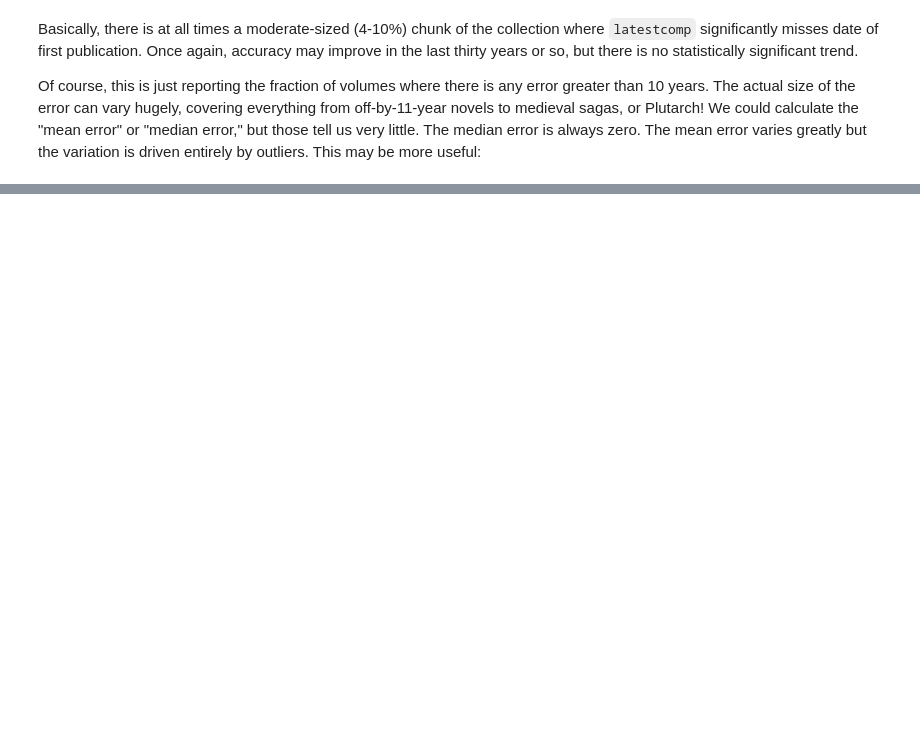
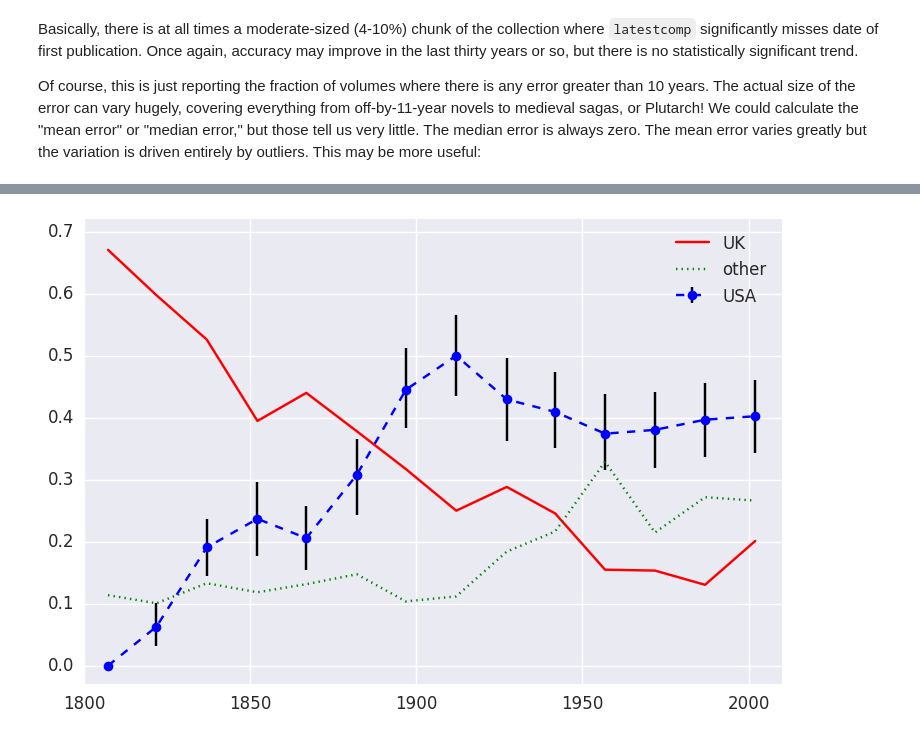
Before and after one commit to tedunderwood/noveltmmeta, a Jupyter notebook: manuallists/EDA_on_manual_title_subset.ipynb, the cells around one changed output, grey strips where cells are left out. Saved outputs shown, nothing was run; the diff lists cells and outputs as text; code cells hidden in the pictures; blank space fills up the shorter version.

```diff
--- a/manuallists/EDA_on_manual_title_subset.ipynb
+++ b/manuallists/EDA_on_manual_title_subset.ipynb
@@ -258,0 +301,38 @@ plt.show()
+# %%
+timeline = []
+usa = []
+uk = []
+other = []
+minima = []
+maxima = []
+
+
+for decade in range(1800, 2010, 15):
+    in_decade = all.loc[(all.firstpub >= decade) & (all.firstpub < (decade + 15)) & ((all.isfic == 'fic')), : ]
+    numvols = len(in_decade)
+    usexamples = sum(in_decade.nationality == 'us')
+    ukexamples = sum(in_decade.nationality == 'uk')
+    unknown = sum(pd.isnull(in_decade.nationality))
+    otherex = numvols - (usexamples + ukexamples + unknown)
+    usa.append(usexamples / numvols)
+    uk.append(ukexamples / numvols)
+    other.append(otherex / numvols)
+    minimum, maximum = bootstrap_ratio(usexamples, (numvols - usexamples))
+    minima.append(minimum)
+    maxima.append(maximum)
+    timeline.append(np.mean(in_decade.firstpub))
+
+downward = np.array(usa) - np.array(minima)
+upward = np.array(maxima) - np.array(usa)
+plt.figure(figsize = (9, 6))
+plt.xlim(1800,2010)
+plt.ylim(-0.03, 0.72)
+plt.errorbar(timeline, usa, yerr = [downward, upward], fmt='--o', ecolor = 'k', color = 'b', label = "USA")
+plt.plot(timeline, uk, color = 'r', label = "UK")
+plt.plot(timeline, other, 'g:', label = 'other')
+plt.legend(loc='upper right')
+sns.set(font_scale= 1.3)
+plt.savefig('figures/titlesubset/pctusa.png', dpi = 400, bbox_inches = 'tight')
+plt.show()
+# %% [output]
+[figure, added]
```
Also changed, not shown: parts of 10 cells of this notebook.
